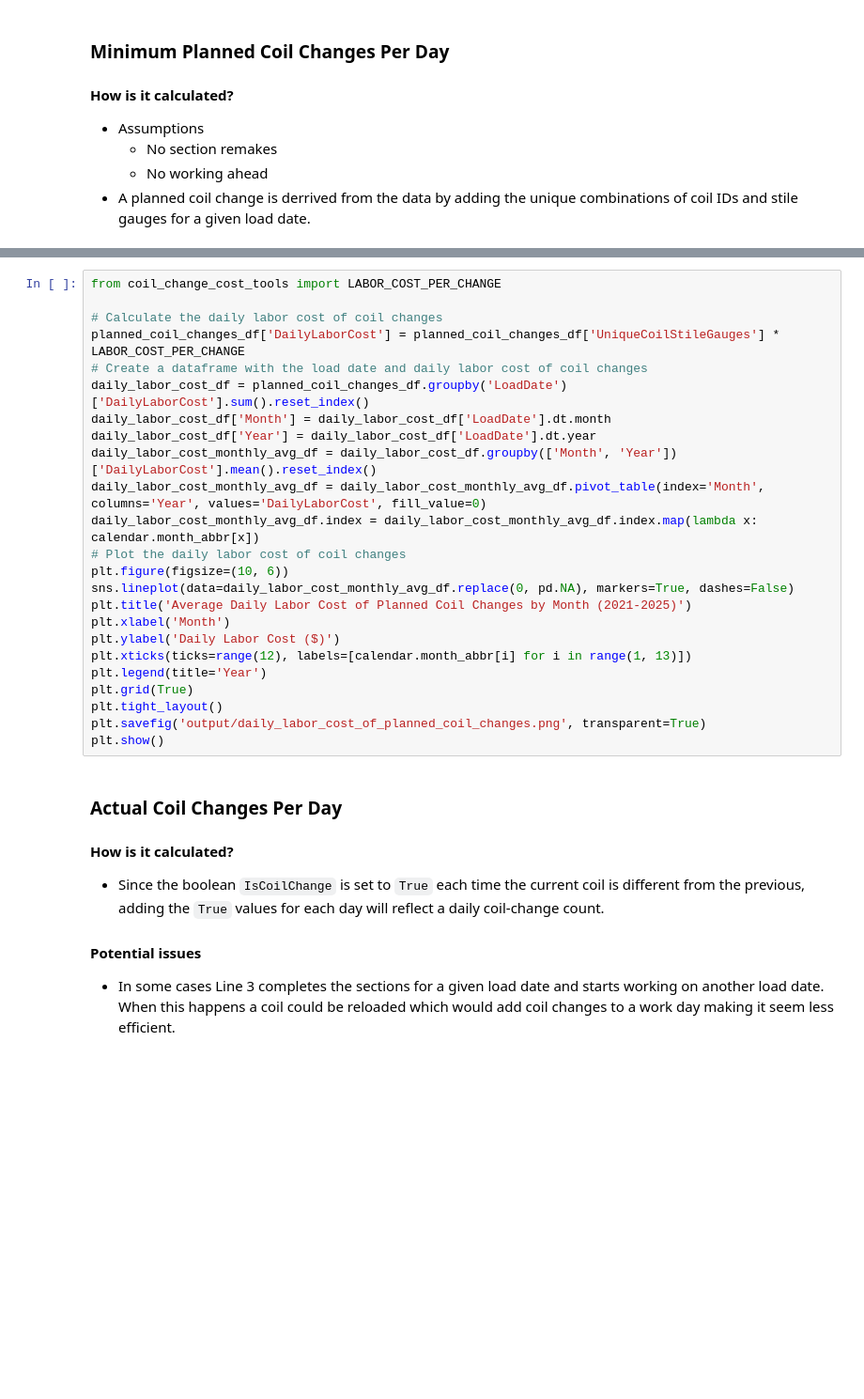
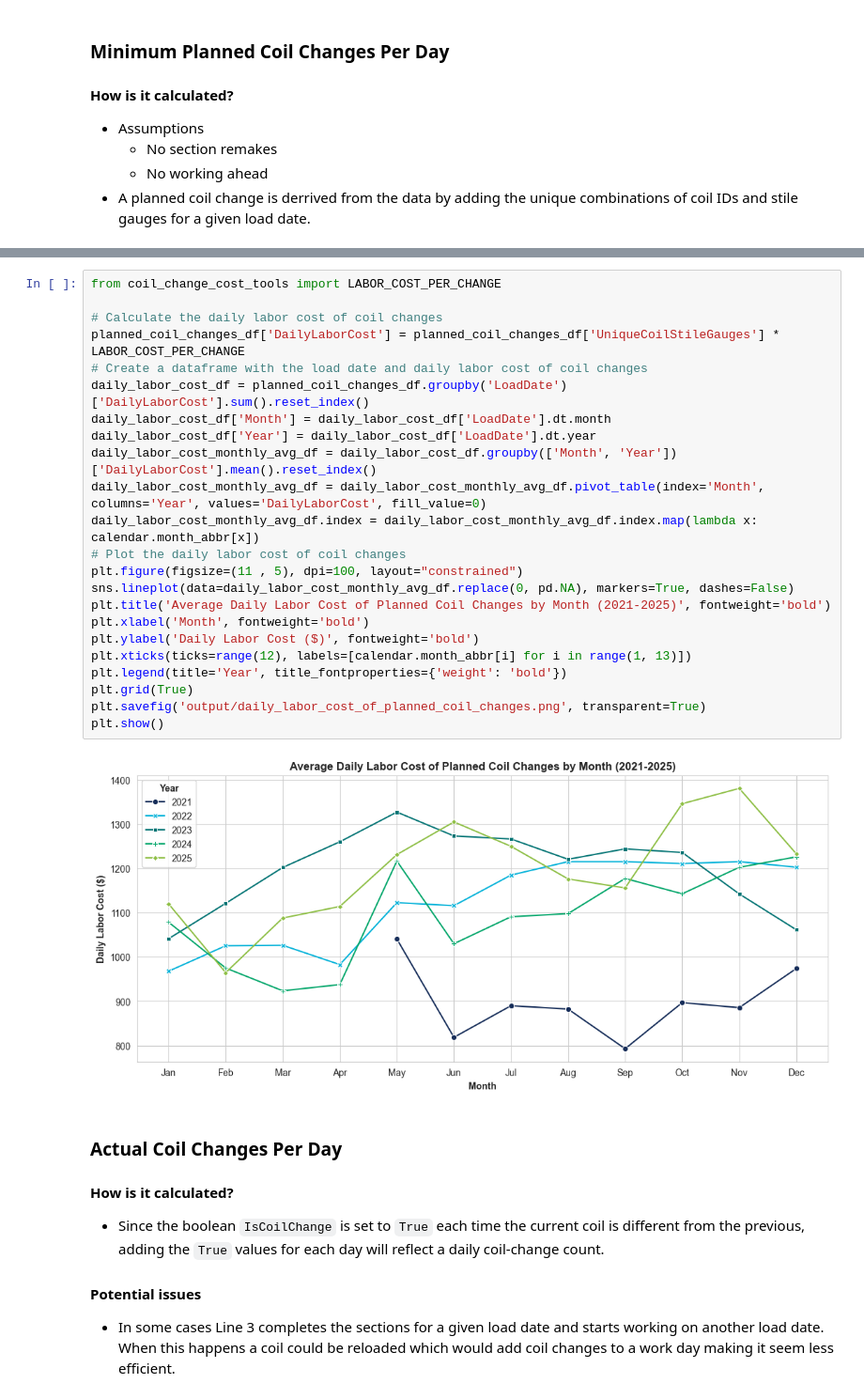
Before and after one commit to mattrupp/pan-coil-change-analysis, a Jupyter notebook: pan-coil-change-analysis.ipynb, the cells around one changed output, grey strips where cells are left out. Shown at 94% size. Drawn from its saved outputs; the diff is of its cells as text; blank space fills up the shorter version.

```diff
--- a/pan-coil-change-analysis.ipynb
+++ b/pan-coil-change-analysis.ipynb
@@ -152,27 +215,28 @@ plt.show()
 # %%
 from coil_change_cost_tools import LABOR_COST_PER_CHANGE
 
 # Calculate the daily labor cost of coil changes
 planned_coil_changes_df['DailyLaborCost'] = planned_coil_changes_df['UniqueCoilStileGauges'] * LABOR_COST_PER_CHANGE
 # Create a dataframe with the load date and daily labor cost of coil changes
 daily_labor_cost_df = planned_coil_changes_df.groupby('LoadDate')['DailyLaborCost'].sum().reset_index()
 daily_labor_cost_df['Month'] = daily_labor_cost_df['LoadDate'].dt.month
 daily_labor_cost_df['Year'] = daily_labor_cost_df['LoadDate'].dt.year
 daily_labor_cost_monthly_avg_df = daily_labor_cost_df.groupby(['Month', 'Year'])['DailyLaborCost'].mean().reset_index()
 daily_labor_cost_monthly_avg_df = daily_labor_cost_monthly_avg_df.pivot_table(index='Month', columns='Year', values='DailyLaborCost', fill_value=0)
 daily_labor_cost_monthly_avg_df.index = daily_labor_cost_monthly_avg_df.index.map(lambda x: calendar.month_abbr[x])
 # Plot the daily labor cost of coil changes
-plt.figure(figsize=(10, 6))
+plt.figure(figsize=(11 , 5), dpi=100, layout="constrained")
 sns.lineplot(data=daily_labor_cost_monthly_avg_df.replace(0, pd.NA), markers=True, dashes=False)
-plt.title('Average Daily Labor Cost of Planned Coil Changes by Month (2021-2025)')
-plt.xlabel('Month')
-plt.ylabel('Daily Labor Cost ($)')
+plt.title('Average Daily Labor Cost of Planned Coil Changes by Month (2021-2025)', fontweight='bold')
+plt.xlabel('Month', fontweight='bold')
+plt.ylabel('Daily Labor Cost ($)', fontweight='bold')
 plt.xticks(ticks=range(12), labels=[calendar.month_abbr[i] for i in range(1, 13)])
-plt.legend(title='Year')
+plt.legend(title='Year', title_fontproperties={'weight': 'bold'})
 plt.grid(True)
-plt.tight_layout()
 plt.savefig('output/daily_labor_cost_of_planned_coil_changes.png', transparent=True)
 plt.show()
+# %% [output]
+[figure, added]
 # %% [markdown]
 ### Actual Coil Changes Per Day
 
```
Also changed, not shown: parts of 22 cells of this notebook.
